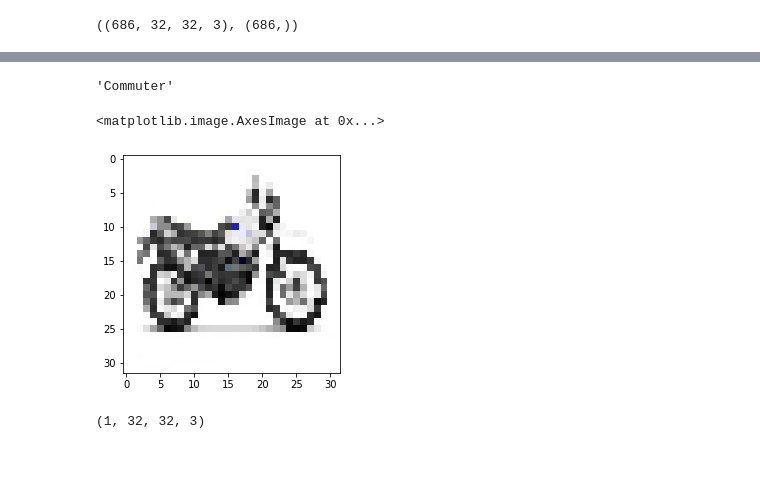
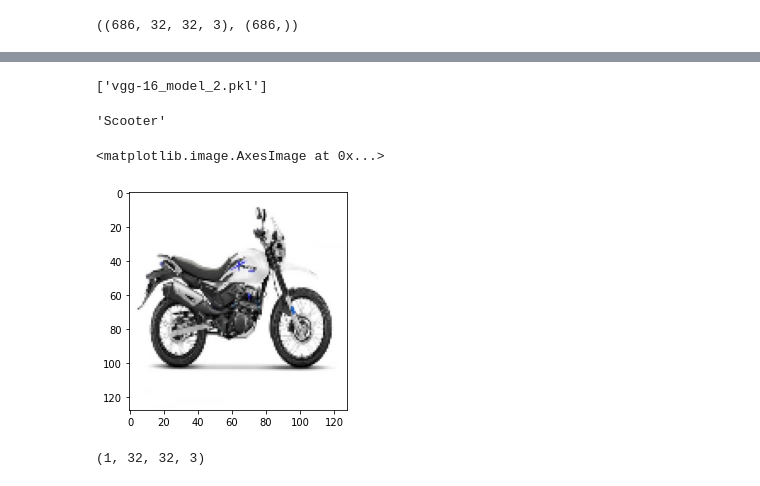
Before and after one commit to sanjit1995/Motorbikes_Classification, a Jupyter notebook: MotorbikesClassifier.ipynb, the cells around one changed output, grey strips where cells are left out. Drawn from its saved outputs; the diff is of its cells as text; code cells hidden in the pictures; blank space fills up the shorter version.

```diff
--- a/MotorbikesClassifier.ipynb
+++ b/MotorbikesClassifier.ipynb
@@ -126,6 +145,8 @@ model.fit(x_train, y_train, batch_size=32, epochs=50, validation_split=0.1, init
 # %%
 from sklearn.externals import joblib
-joblib.dump(model, "vgg-16_model.pkl")
+joblib.dump(model, "vgg-16_model_2.pkl")
+# %% [output]
+['vgg-16_model_2.pkl']
 # %%
 from sklearn.externals import joblib
 model = joblib.load("vgg-16_model.pkl")
@@ -139,16 +162,16 @@ def getPrediction(path):
   pred_value = enc.inverse_transform(np.argmax(pred).ravel())[0]
   return pred_value
 # %%
-getPrediction("/content/test_commuter3.jpg")
+getPrediction(path="/content/test_scooty.jpg", size=128)
 # %% [output]
-'Commuter'
+'Scooter'
 # %%
 test_img = cv.imread("/content/test_offRoad.jpg", 1)
-test_img = cv.resize(test_img, (32, 32))
+test_img = cv.resize(test_img, (128, 128))
 plt.imshow(test_img)
 # %% [output]
 <matplotlib.image.AxesImage at 0x...>
-[figure, old version]
+[figure, new version]
 # %%
 test_img = test_img / 255.0
 # %%
```
Also changed, not shown: parts of 6 cells of this notebook.
